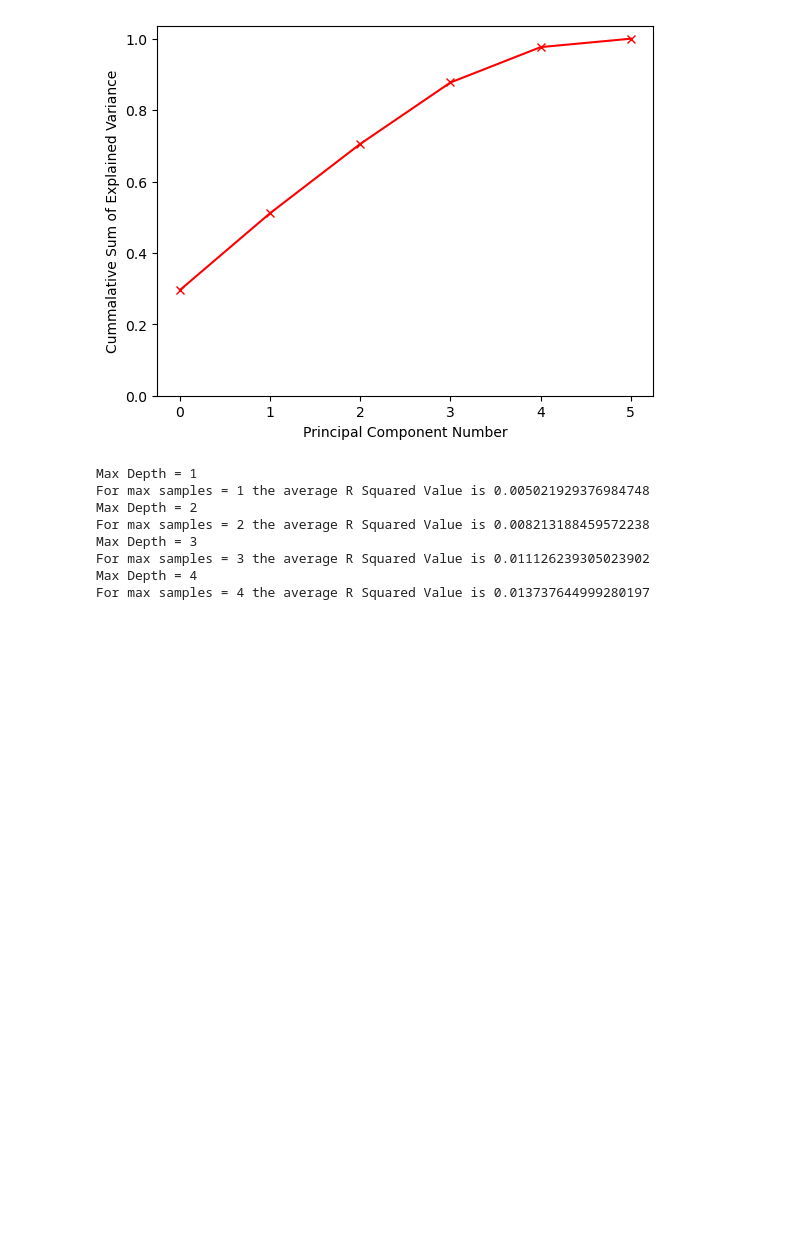
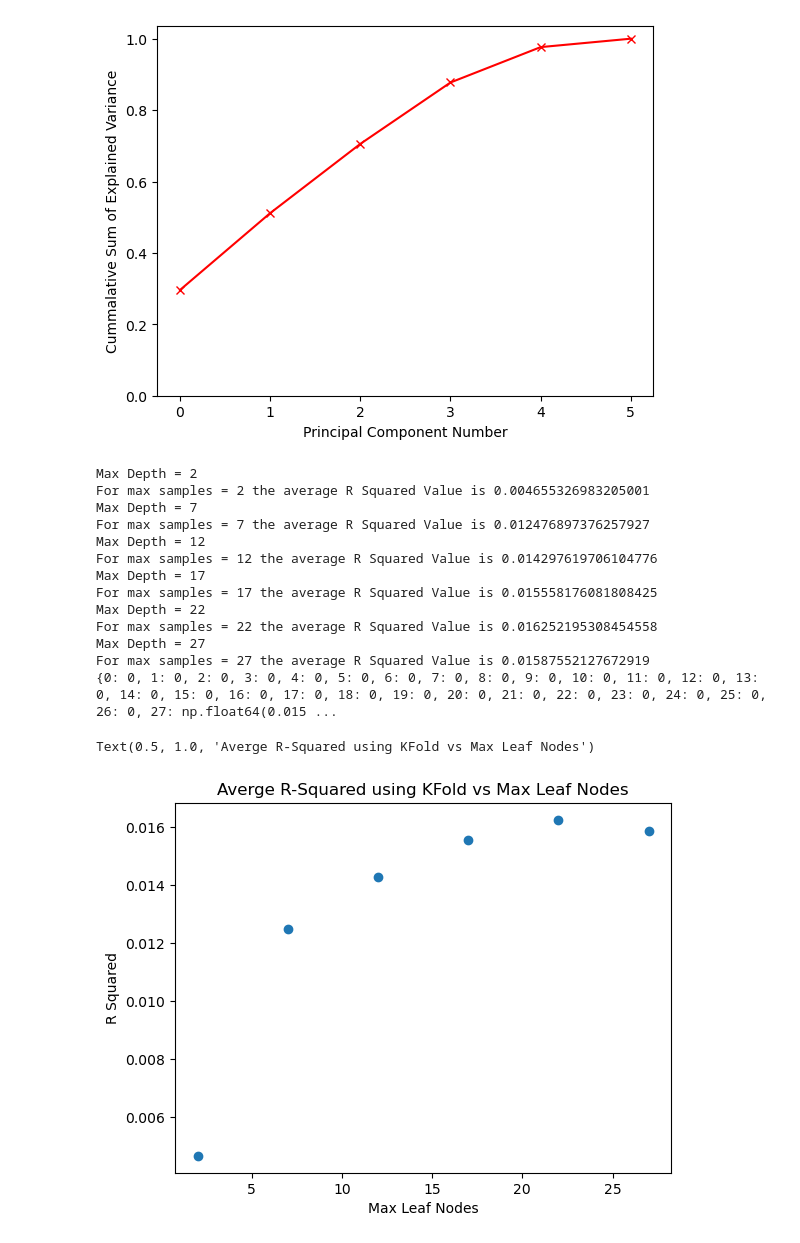
Before and after one commit to BossThePro/MLProject-Group-SR, a Jupyter notebook: dt_fit.ipynb, the cells around one changed output. Drawn from its saved outputs; the diff is of its cells as text; code cells hidden in the pictures; blank space fills up the shorter version.

```diff
--- a/dt_fit.ipynb
+++ b/dt_fit.ipynb
@@ -169,28 +195,46 @@ plt.ylabel("Cummalative Sum of Explained Variance")
 Text(0, 0.5, 'Cummalative Sum of Explained Variance')
 [figure]
 # %%
-for j in range(1,5):
+for j in range(2,32,5):
     kf = KFold(n_splits=5)
-    R_Vals_sklearn = []
+    Avg_r_vals = {i:0 for i in range(j)}
     print(f"Max Depth = {j}")
     for i, (train_index, test_index) in enumerate(kf.split(df_pca)):
+        R_Vals_sklearn = []
         #print(f"Fold {i}:")
         df_train = df_pca.iloc[train_index]
         df_target_train = df.iloc[train_index]
         df_test = df_pca.iloc[test_index]
         df_target_test = df.iloc[test_index]
-        dt = SK(max_depth=j)
+        dt = SK(max_leaf_nodes=j)
         dt.fit(df_train,df_target_train["ClaimNb"])
         predictions = dt.predict(df_test)
         r = r_squared(predictions,df_target_test["ClaimNb"])
         R_Vals_sklearn.append(r)
     print(f"For max samples = {j} the average R Squared Value is {np.mean(R_Vals_sklearn)}")
+    Avg_r_vals[j] = np.mean(R_Vals_sklearn)
+
+print(Avg_r_vals)
 # %% [output]
-Max Depth = 1
-For max samples = 1 the average R Squared Value is 0.005021929376984748
 Max Depth = 2
-For max samples = 2 the average R Squared Value is 0.008213188459572238
-Max Depth = 3
-For max samples = 3 the average R Squared Value is 0.011126239305023902
-Max Depth = 4
-For max samples = 4 the average R Squared Value is 0.013737644999280197
+For max samples = 2 the average R Squared Value is 0.004655326983205001
+Max Depth = 7
+For max samples = 7 the average R Squared Value is 0.012476897376257927
+Max Depth = 12
+For max samples = 12 the average R Squared Value is 0.014297619706104776
+Max Depth = 17
+For max samples = 17 the average R Squared Value is 0.015558176081808425
+Max Depth = 22
+For max samples = 22 the average R Squared Value is 0.016252195308454558
+Max Depth = 27
+For max samples = 27 the average R Squared Value is 0.01587552127672919
+{0: 0, 1: 0, 2: 0, 3: 0, 4: 0, 5: 0, 6: 0, 7: 0, 8: 0, 9: 0, 10: 0, 11: 0, 12: 0, 13: 0, 14: 0, 15: 0, 16: 0, 17: 0, 18: 0, 19: 0, 20: 0, 21: 0, 22: 0, 23: 0, 24: 0, 25: 0, 26: 0, 27: np.float64(0.015 ...
+# %%
+vals = {2:0.004655326983205001,7:0.012476897376257927,12:0.014297619706104776,17:0.015558176081808425,22:0.016252195308454558,27:0.01587552127672919}
+plt.scatter(vals.keys(),vals.values())
+plt.xlabel("Max Leaf Nodes")
+plt.ylabel("R Squared")
+plt.title("Averge R-Squared using KFold vs Max Leaf Nodes")
+# %% [output]
+Text(0.5, 1.0, 'Averge R-Squared using KFold vs Max Leaf Nodes')
+[figure, added]
```
Also changed, not shown: parts of 14 cells of this notebook, 2 other files.
